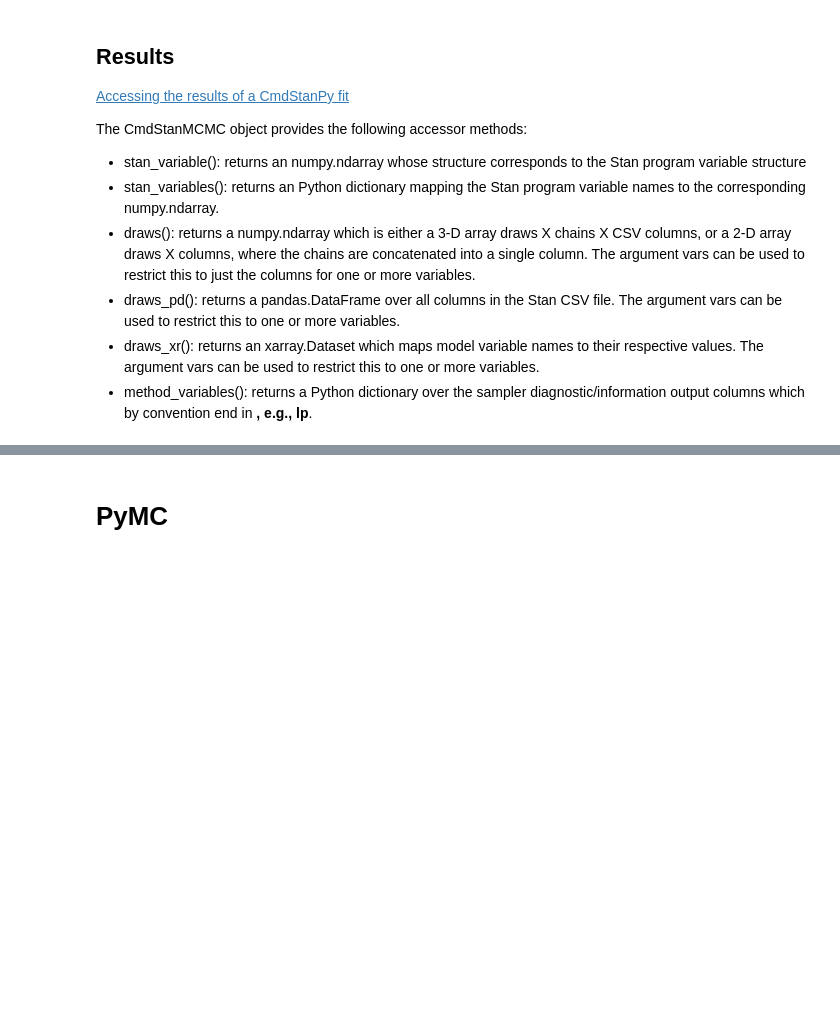
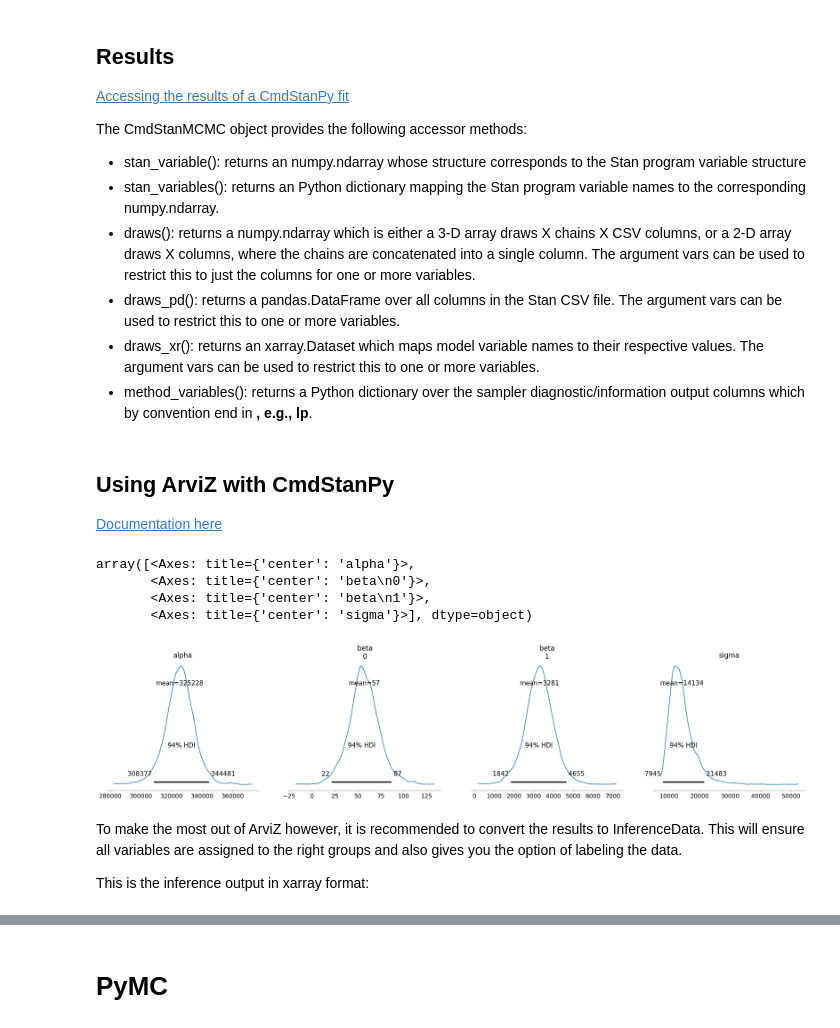
Before and after one commit to locie/poem, a Jupyter notebook: examples/example1.ipynb, the cells around one changed output, grey strips where cells are left out. Cells and saved outputs as stored; diff of their text form; code cells hidden in the pictures; blank space fills up the shorter version.

```diff
--- a/examples/example1.ipynb
+++ b/examples/example1.ipynb
@@ -112,0 +109,16 @@ The CmdStanMCMC object provides the following accessor methods:
+# %% [markdown]
+## Using ArviZ with CmdStanPy
+
+[Documentation here](https://python.arviz.org/en/stable/getting_started/Introduction.html#cmdstanpy-integration)
+# %%
+az.plot_posterior(fit, var_names=["alpha", "beta", "sigma"])
+# %% [output]
+array([<Axes: title={'center': 'alpha'}>,
+       <Axes: title={'center': 'beta\n0'}>,
+       <Axes: title={'center': 'beta\n1'}>,
+       <Axes: title={'center': 'sigma'}>], dtype=object)
+[figure, added]
+# %% [markdown]
+To make the most out of ArviZ however, it is recommended to convert the results to InferenceData. This will ensure all variables are assigned to the right groups and also gives you the option of labeling the data.
+
+This is the inference output in xarray format:
```
Also changed, not shown: parts of 10 cells of this notebook, 3 other files.
